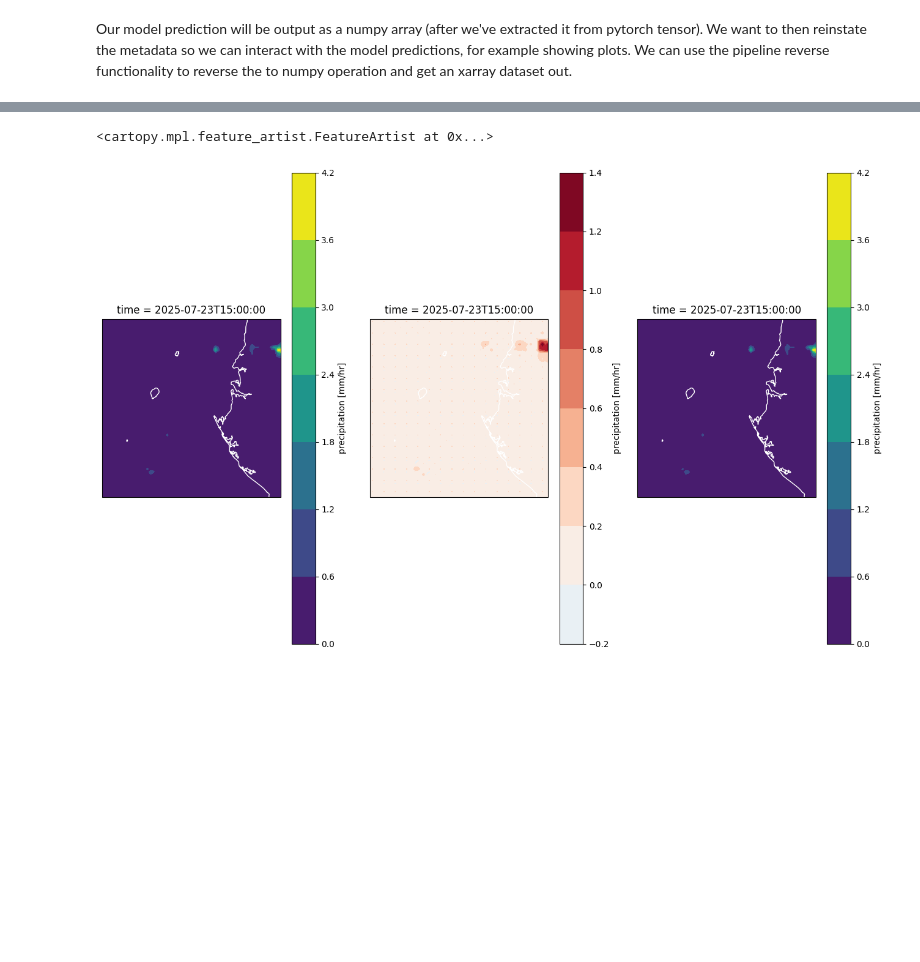
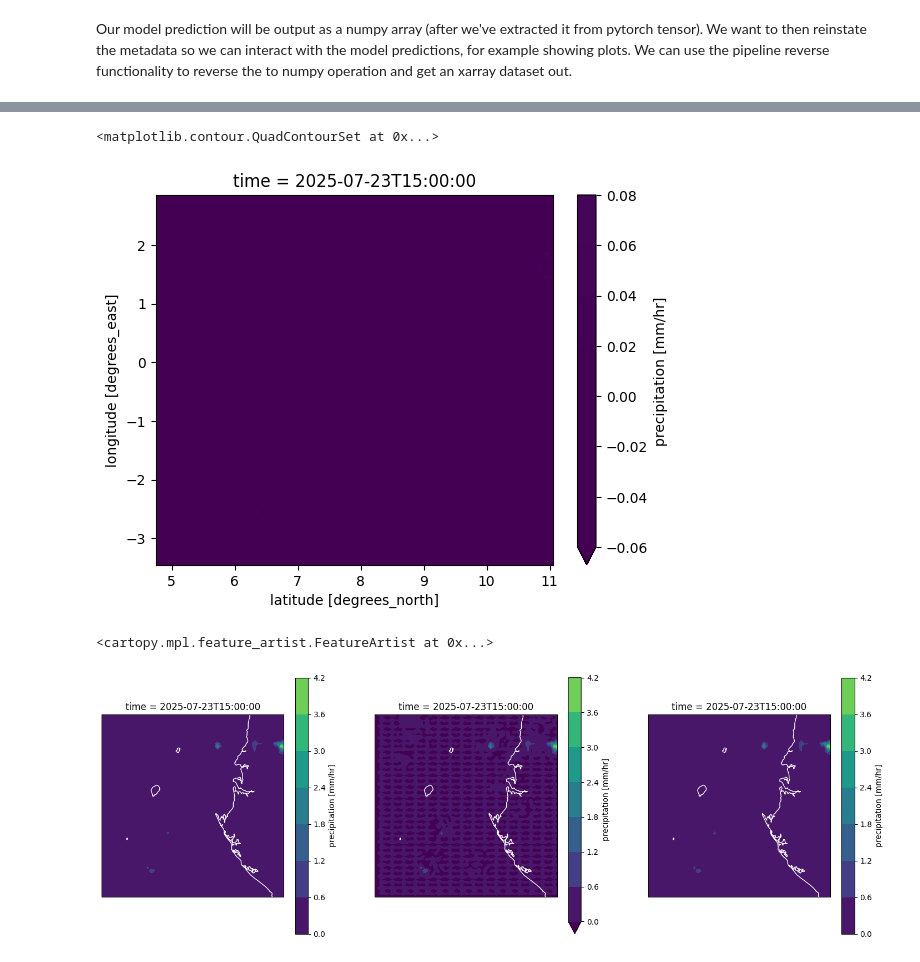
Before and after one commit to uk-gov-mirror/MetOffice.pyearthtools_jasmin, a Jupyter notebook: notebooks/ew4energy/ew4_imerg.ipynb, the cells around one changed output, grey strips where cells are left out. Drawn from its saved outputs; the diff is of its cells as text; code cells hidden in the pictures; blank space fills up the shorter version.

```diff
--- a/notebooks/ew4energy/ew4_imerg.ipynb
+++ b/notebooks/ew4energy/ew4_imerg.ipynb
@@ -694,18 +713,25 @@ model_prediction = ew4_imerg_ml.reversed(model_prediction_array)
+# %%
+plot_kwargs = {'cmap':'viridis', 'vmin':0.0, 'vmax':5.0}
+# %%
+(model_prediction['precipitation'] - truth_ds['precipitation'])[0].plot.contourf(**plot_kwargs)
+# %% [output]
+<matplotlib.contour.QuadContourSet at 0x...>
+[figure, added]
 # %%
-fig1 = matplotlib.pyplot.figure(figsize=(16,10))
+fig1 = matplotlib.pyplot.figure(figsize=(18,6))
 
 ax1=fig1.add_subplot(1,3,1,projection=cartopy.crs.PlateCarree())
-input_ds['precipitation'][0].plot.contourf(ax=ax1)
+input_ds['precipitation'][0].plot.contourf(ax=ax1, **plot_kwargs)
 ax1.coastlines(color='w')
 
 ax1=fig1.add_subplot(1,3,2,projection=cartopy.crs.PlateCarree())
-model_prediction['precipitation'][0].plot.contourf(ax=ax1)
+model_prediction['precipitation'][0].plot.contourf(ax=ax1, **plot_kwargs)
 ax1.coastlines(color='w')
 
 
 ax1=fig1.add_subplot(1,3,3,projection=cartopy.crs.PlateCarree())
-truth_ds['precipitation'][0].plot.contourf(ax=ax1)
+truth_ds['precipitation'][0].plot.contourf(ax=ax1, **plot_kwargs)
 ax1.coastlines(color='w')
 # %% [output]
 <cartopy.mpl.feature_artist.FeatureArtist at 0x...>
-[figure, old version]
+[figure, new version]
```
Also changed, not shown: parts of 14 cells of this notebook, 6 other files.
